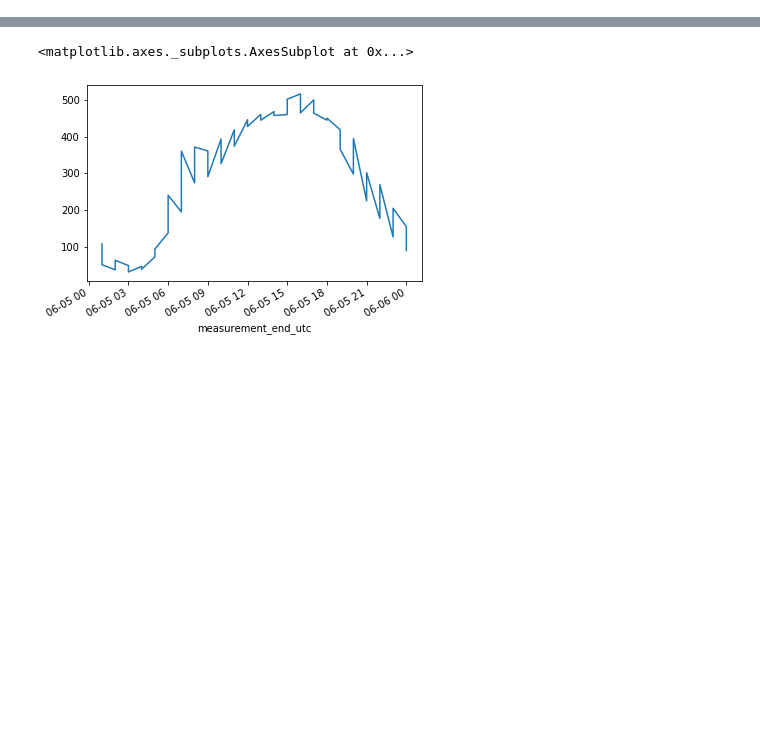
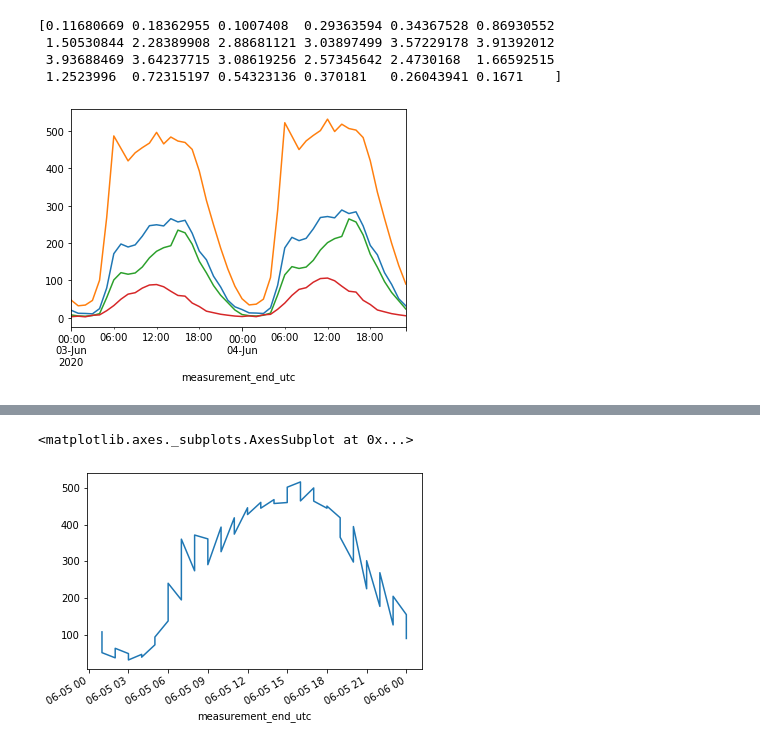
Before and after one commit to TeddyTW/SpatialScan, a Jupyter notebook: Demoing.ipynb, the cells around one changed output, grey strips where cells are left out. Saved outputs shown, nothing was run; the diff lists cells and outputs as text; code cells hidden in the pictures; blank space fills up the shorter version.

```diff
--- a/Demoing.ipynb
+++ b/Demoing.ipynb
@@ -67,0 +57,8 @@ print(x/one_D['n_vehicles_in_interval'].sum())
+# %%
+y=holt_winters(train_data, detector_sample, 20, 2, display=True, alpha=0.05, beta=0.05, gamma=0.2)
+# %% [output]
+[0.11680669 0.18362955 0.1007408  0.29363594 0.34367528 0.86930552
+ 1.50530844 2.28389908 2.88681121 3.03897499 3.57229178 3.91392012
+ 3.93688469 3.64237715 3.08619256 2.57345642 2.4730168  1.66592515
+ 1.2523996  0.72315197 0.54323136 0.370181   0.26043941 0.1671    ]
+[figure, added]
```
Also changed, not shown: parts of 31 cells of this notebook, 1 other file.
